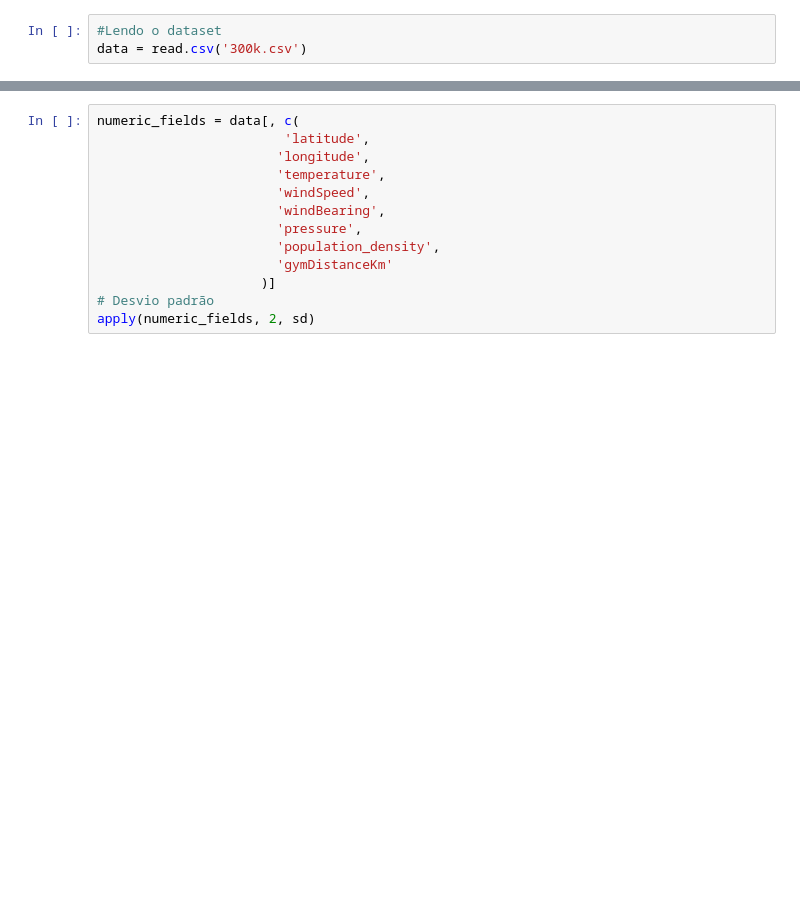
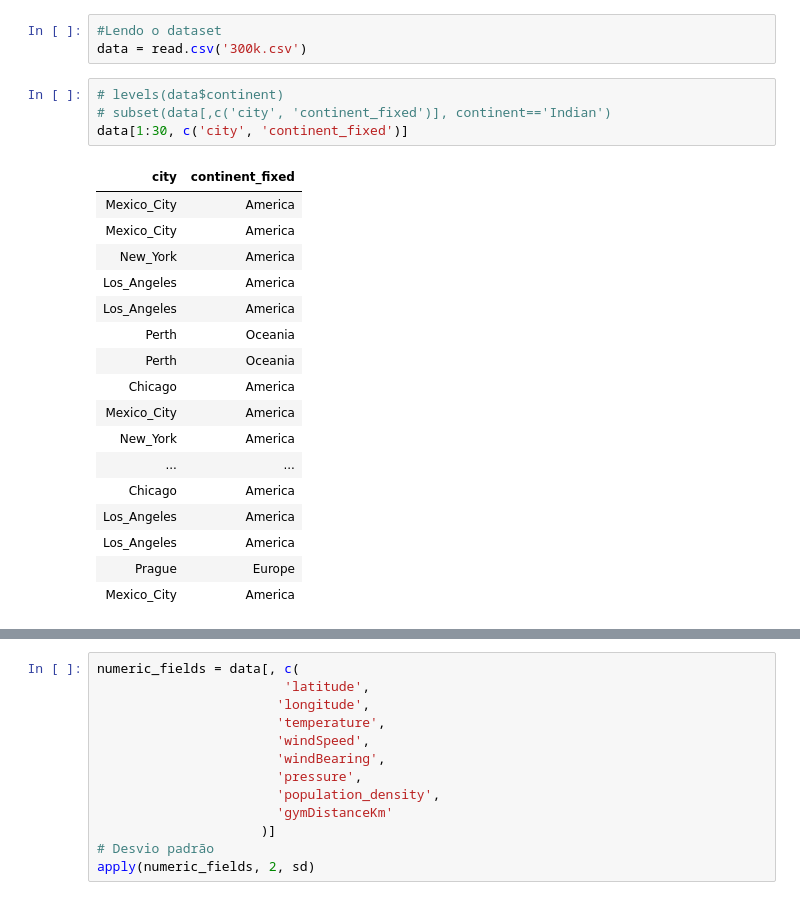
Before and after one commit to E-Trindade/predict-em-all, a Jupyter notebook: Pokemon.ipynb, the cells around one changed output, grey strips where cells are left out. Cells and saved outputs as stored; diff of their text form; blank space fills up the shorter version.

```diff
--- a/Pokemon.ipynb
+++ b/Pokemon.ipynb
@@ -6,3 +6,25 @@ library(ggplot2) # Data visualization
 # %%
 #Lendo o dataset
 data = read.csv('300k.csv')
+# %%
+# levels(data$continent)
+# subset(data[,c('city', 'continent_fixed')], continent=='Indian')
+data[1:30, c('city', 'continent_fixed')]
+# %% [output]
+| city | continent_fixed |
+| Mexico_City | America |
+| Mexico_City | America |
+| New_York | America |
+| Los_Angeles | America |
+| Los_Angeles | America |
+| Perth | Oceania |
+| Perth | Oceania |
+| Chicago | America |
+| Mexico_City | America |
+| New_York | America |
+| ... | ... |
+| Chicago | America |
+| Los_Angeles | America |
+| Los_Angeles | America |
+| Prague | Europe |
+| Mexico_City | America |
```
Also changed, not shown: parts of 3 cells of this notebook.
